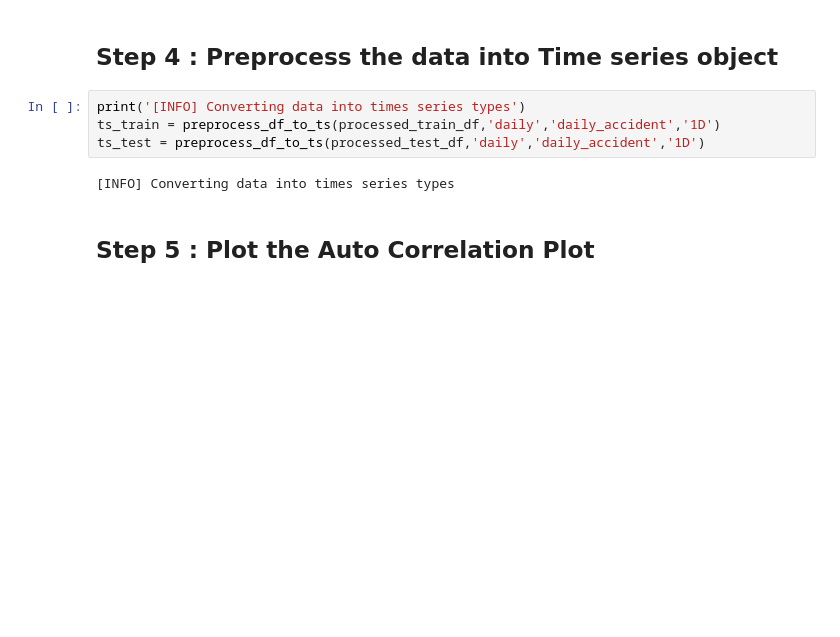
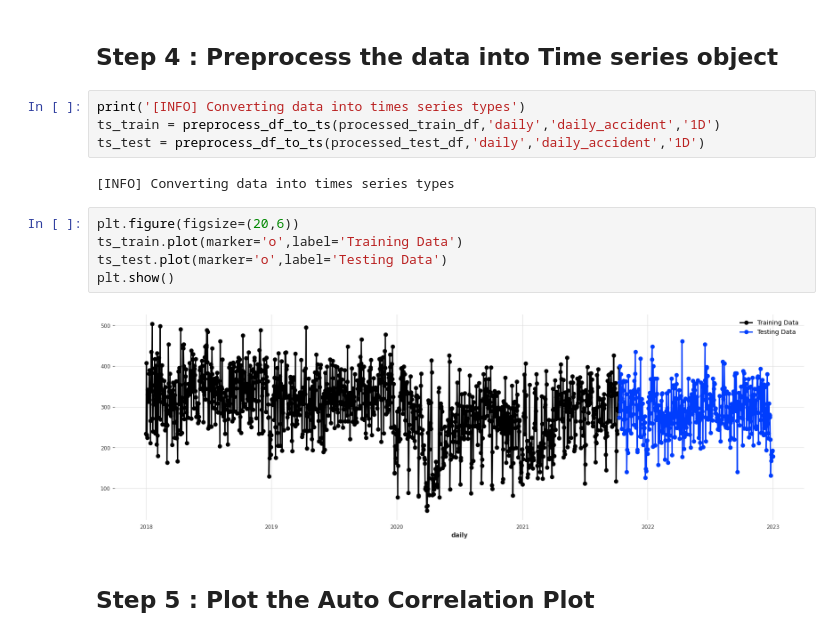
Before and after one commit to iffishells/TrafficAccidentForecasting, a Jupyter notebook: notebooks/3-Accident_forecasting_using_ARIMA_model.ipynb, the cells around one changed output. Drawn from its saved outputs; the diff is of its cells as text; blank space fills up the shorter version.

```diff
--- a/notebooks/3-Accident_forecasting_using_ARIMA_model.ipynb
+++ b/notebooks/3-Accident_forecasting_using_ARIMA_model.ipynb
@@ -64,6 +68,13 @@ ts_train = preprocess_df_to_ts(processed_train_df,'daily','daily_accident','1D')
 ts_test = preprocess_df_to_ts(processed_test_df,'daily','daily_accident','1D')
 # %% [output]
 [INFO] Converting data into times series types
+# %%
+plt.figure(figsize=(20,6))
+ts_train.plot(marker='o',label='Training Data')
+ts_test.plot(marker='o',label='Testing Data')
+plt.show()
+# %% [output]
+[figure, added]
 # %% [markdown]
 ## **Step 5 : Plot the Auto Correlation Plot**
 # %%
```
Also changed, not shown: parts of 14 cells of this notebook, 15 other files.
